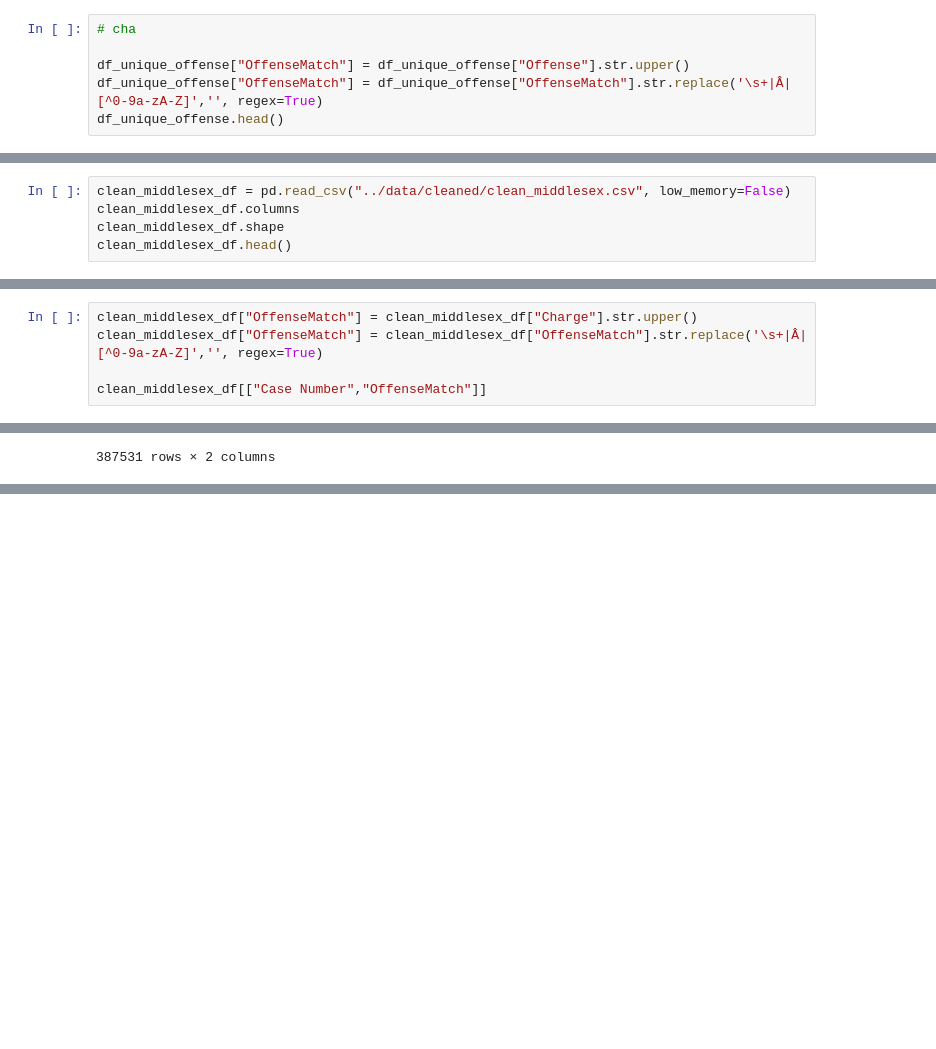
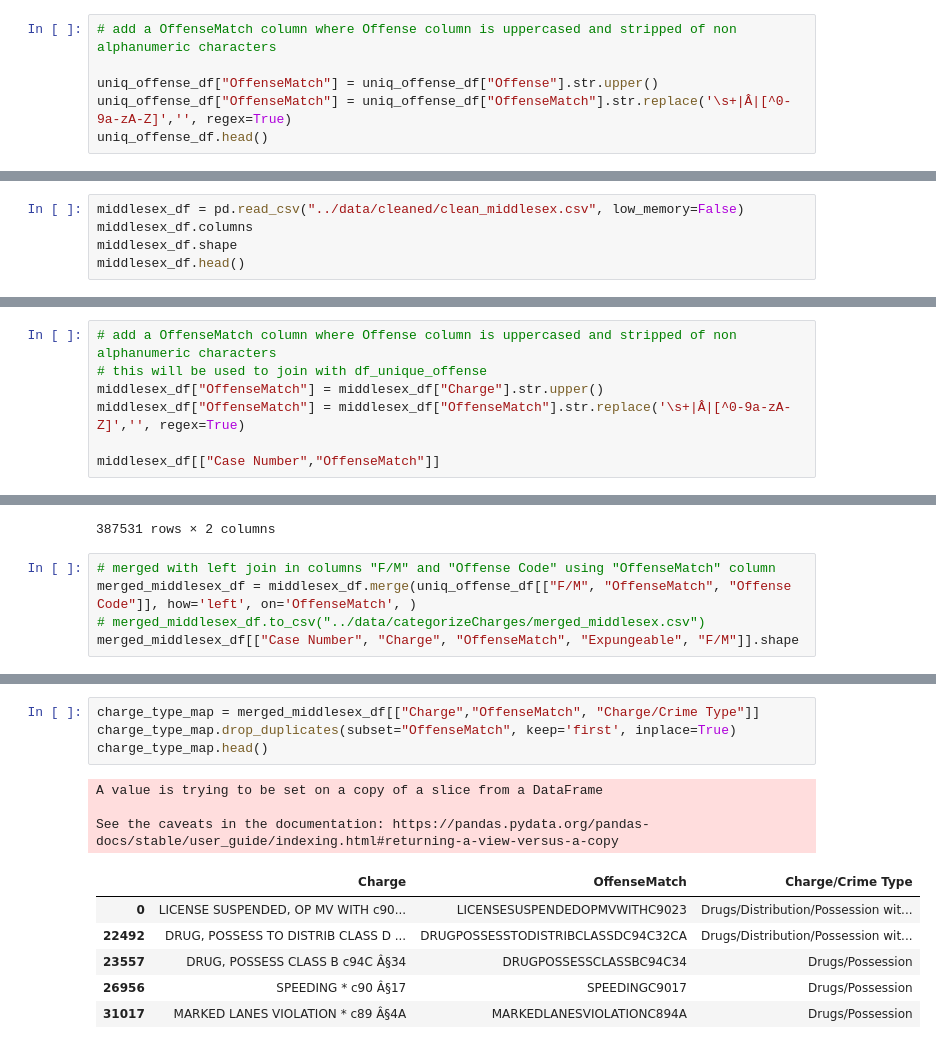
Before and after one commit to codeforboston/clean-slate-data, a Jupyter notebook: notebooks/Categorize Charges.ipynb, the cells around one changed output, grey strips where cells are left out. Cells and saved outputs as stored; diff of their text form; blank space fills up the shorter version.

```diff
--- a/notebooks/Categorize Charges.ipynb
+++ b/notebooks/Categorize Charges.ipynb
@@ -88,11 +90,11 @@ df_unique_offense.head()
 | 4 | 265/13K/B | A&B ON +60/DISABLED WITH SERIOUS ... | 3/17/96 | F | 09 | A |
 | 5 | 265/13I/B | A&B ON AMBULANCE PERSONNEL c265 §13I | 1/31/90-9/29/10 | M+ | 09 | A |
 # %%
-# cha
+# add a OffenseMatch column where Offense column is uppercased and stripped of non alphanumeric characters
 
-df_unique_offense["OffenseMatch"] = df_unique_offense["Offense"].str.upper()
-df_unique_offense["OffenseMatch"] = df_unique_offense["OffenseMatch"].str.replace('\s+|Â|[^0-9a-zA-Z]','', regex=True)
-df_unique_offense.head()
+uniq_offense_df["OffenseMatch"] = uniq_offense_df["Offense"].str.upper()
+uniq_offense_df["OffenseMatch"] = uniq_offense_df["OffenseMatch"].str.replace('\s+|Â|[^0-9a-zA-Z]','', regex=True)
+uniq_offense_df.head()
 # %% [output]
 A value is trying to be set on a copy of a slice from a DataFrame.
 Try using .loc[row_indexer,col_indexer] = value instead
@@ -112,8 +122,8 @@ See the caveats in the documentation: https://pandas.pydata.org/pandas-docs/stab
 # %%
-clean_middlesex_df = pd.read_csv("../data/cleaned/clean_middlesex.csv", low_memory=False)
-clean_middlesex_df.columns
-clean_middlesex_df.shape
-clean_middlesex_df.head()
+middlesex_df = pd.read_csv("../data/cleaned/clean_middlesex.csv", low_memory=False)
+middlesex_df.columns
+middlesex_df.shape
+middlesex_df.head()
 # %% [output]
 |  | Case Number | Offense Date | Court Location | Charge | Charge/Crime Type | Disposition | Chapter | Section | ... |
 | 0 | 14-01-479818 | 2013-12-30 | SOM | LICENSE SUSPENDED, OP MV WITH c90... | Drugs/Distribution/Possession wit... | GUILTY FILED | 90 | 23 | ... |
@@ -122,10 +132,12 @@ clean_middlesex_df.head()
 | 3 | 14-01-479887 | 2013-12-28 | AYE | LICENSE SUSPENDED, OP MV WITH c90... | Motor Vehicle Other | DISMISSED W/O PREJUDICE | 90 | 23 | ... |
 | 4 | 14-01-479888 | 2013-05-19 | CON | LICENSE SUSPENDED, OP MV WITH c90... | Motor Vehicle Other | DISMISSED BY FINES | 90 | 23 | ... |
 # %%
-clean_middlesex_df["OffenseMatch"] = clean_middlesex_df["Charge"].str.upper()
-clean_middlesex_df["OffenseMatch"] = clean_middlesex_df["OffenseMatch"].str.replace('\s+|Â|[^0-9a-zA-Z]','', regex=True)
+# add a OffenseMatch column where Offense column is uppercased and stripped of non alphanumeric characters
+# this will be used to join with df_unique_offense
+middlesex_df["OffenseMatch"] = middlesex_df["Charge"].str.upper()
+middlesex_df["OffenseMatch"] = middlesex_df["OffenseMatch"].str.replace('\s+|Â|[^0-9a-zA-Z]','', regex=True)
 
-clean_middlesex_df[["Case Number","OffenseMatch"]]
+middlesex_df[["Case Number","OffenseMatch"]]
 # %% [output]
 |  | Case Number | OffenseMatch |
 | 0 | 14-01-479818 | LICENSESUSPENDEDOPMVWITHC9023 |
@@ -140,3 +152,8 @@ clean_middlesex_df[["Case Number","OffenseMatch"]]
 | 387529 | 19-12-661398 | LARCBYCHECK |
 | 387530 | 19-12-661400 | LARCBYCHECK |
 387531 rows × 2 columns
+# %%
+# merged with left join in columns "F/M" and "Offense Code" using "OffenseMatch" column
+merged_middlesex_df = middlesex_df.merge(uniq_offense_df[["F/M", "OffenseMatch", "Offense Code"]], how='left', on='OffenseMatch', )
+# merged_middlesex_df.to_csv("../data/categorizeCharges/merged_middlesex.csv")
+merged_middlesex_df[["Case Number", "Charge", "OffenseMatch", "Expungeable", "F/M"]].shape
@@ -142,0 +187,14 @@ clean_middlesex_df[["Case Number","OffenseMatch"]]
+# %%
+charge_type_map = merged_middlesex_df[["Charge","OffenseMatch", "Charge/Crime Type"]]
+charge_type_map.drop_duplicates(subset="OffenseMatch", keep='first', inplace=True)
+charge_type_map.head()
+# %% [output]
+A value is trying to be set on a copy of a slice from a DataFrame
+
+See the caveats in the documentation: https://pandas.pydata.org/pandas-docs/stable/user_guide/indexing.html#returning-a-view-versus-a-copy
+|  | Charge | OffenseMatch | Charge/Crime Type |
+| 0 | LICENSE SUSPENDED, OP MV WITH c90... | LICENSESUSPENDEDOPMVWITHC9023 | Drugs/Distribution/Possession wit... |
+| 22492 | DRUG, POSSESS TO DISTRIB CLASS D ... | DRUGPOSSESSTODISTRIBCLASSDC94C32CA | Drugs/Distribution/Possession wit... |
+| 23557 | DRUG, POSSESS CLASS B c94C Â§34 | DRUGPOSSESSCLASSBC94C34 | Drugs/Possession |
+| 26956 | SPEEDING * c90 Â§17 | SPEEDINGC9017 | Drugs/Possession |
+| 31017 | MARKED LANES VIOLATION * c89 Â§4A | MARKEDLANESVIOLATIONC894A | Drugs/Possession |
```
Also changed, not shown: parts of 26 cells of this notebook, 6 other files.
